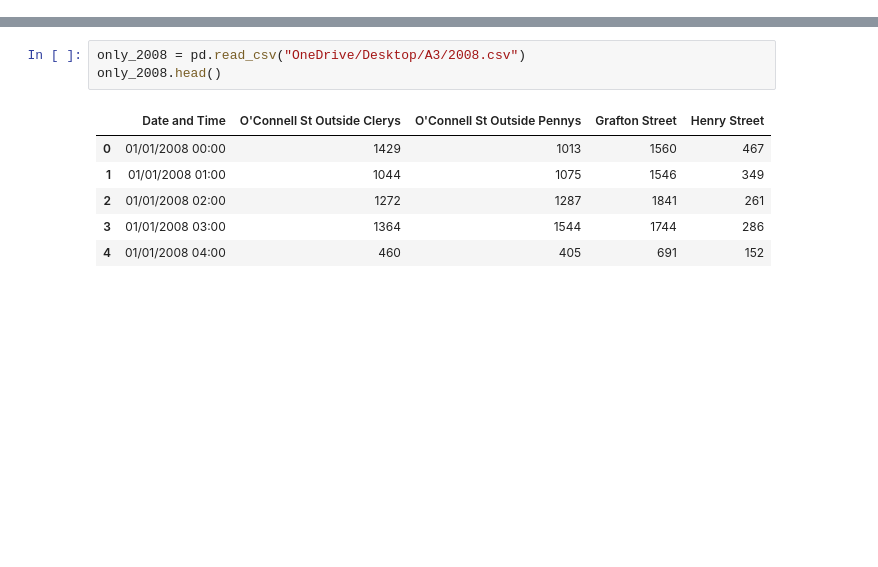
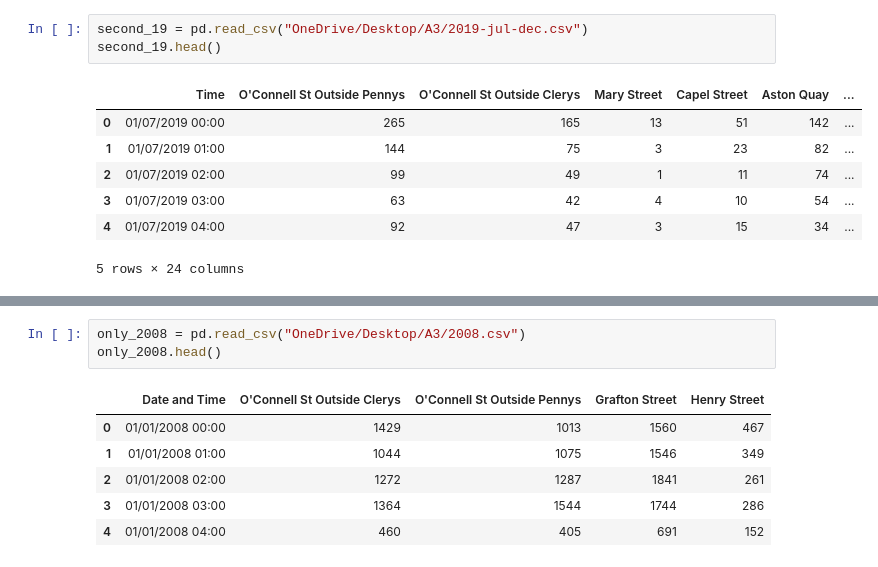
Before and after one commit to teg-lad/data-processing-and-cleaning-assignment, a Jupyter notebook: notebooks/ca273-processing.ipynb, the cells around one changed output, grey strips where cells are left out. Cells and saved outputs as stored; diff of their text form; blank space fills up the shorter version.

```diff
--- a/notebooks/ca273-processing.ipynb
+++ b/notebooks/ca273-processing.ipynb
@@ -8,0 +125,11 @@ import pandas as pd
+# %%
+second_19 = pd.read_csv("OneDrive/Desktop/A3/2019-jul-dec.csv")
+second_19.head()
+# %% [output]
+|  | Time | O'Connell St Outside Pennys | O'Connell St Outside Clerys | Mary Street | Capel Street | Aston Quay | ... |
+| 0 | 01/07/2019 00:00 | 265 | 165 | 13 | 51 | 142 | ... |
+| 1 | 01/07/2019 01:00 | 144 | 75 | 3 | 23 | 82 | ... |
+| 2 | 01/07/2019 02:00 | 99 | 49 | 1 | 11 | 74 | ... |
+| 3 | 01/07/2019 03:00 | 63 | 42 | 4 | 10 | 54 | ... |
+| 4 | 01/07/2019 04:00 | 92 | 47 | 3 | 15 | 34 | ... |
+5 rows × 24 columns
```
Also changed, not shown: parts of 31 cells of this notebook.
